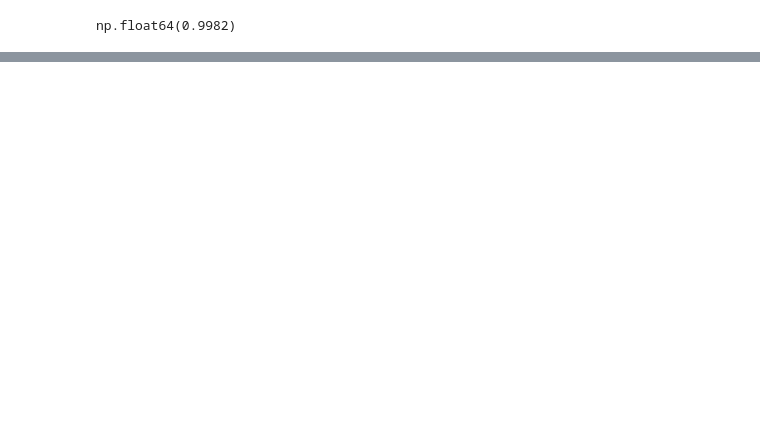
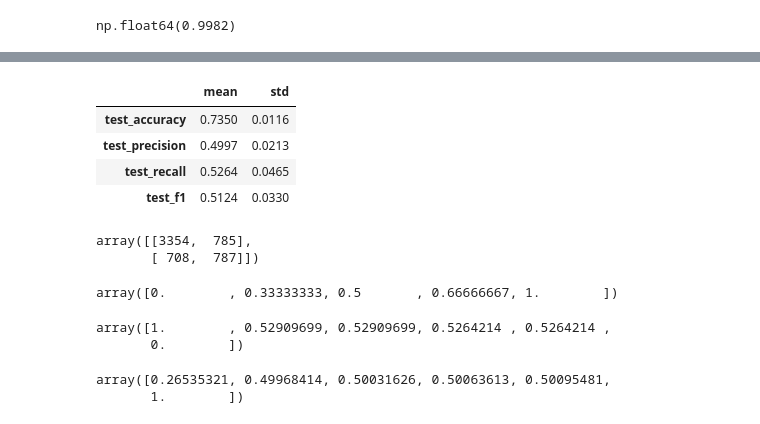
Before and after one commit to michal-ry/telco-churn-risk-scoring, a Jupyter notebook: notebooks/modeling/01_decision_tree.ipynb, the cells around one changed output, grey strips where cells are left out. Drawn from its saved outputs; the diff is of its cells as text; code cells hidden in the pictures; blank space fills up the shorter version.

```diff
--- a/notebooks/modeling/01_decision_tree.ipynb
+++ b/notebooks/modeling/01_decision_tree.ipynb
@@ -28,6 +42,25 @@ from telco_churn.config import (
     RANDOM_STATE,
 )
 from telco_churn.paths import TELCO_CUSTOMERS_TRAIN_PATH
+# %%
+# Define metrics for cross-validation and summary statistics
+METRICS = ['accuracy', 'precision', 'recall', 'f1']
+# %%
+# Helpers
+def cv_mean_std(cv_results, metrics):
+    """
+    Calculate the mean and standard deviation of cross-validation scores.
+    """
+    test_metric_columns = [f'test_{metric}' for metric in metrics]
+    df = pd.DataFrame(cv_results)[test_metric_columns]
+
+    mean = df.mean()
+    mean.name = 'mean'
+
+    std = df.std(ddof=0)
+    std.name = 'std'
+
+    return pd.concat([mean, std], axis=1).round(4)
 # %% [markdown]
 ## Load the training set and separate features from the target
 # %%
@@ -124,2 +169,13 @@ decision_tree_train_accuracy
 # %% [output]
 np.float64(0.9982)
+# %%
+# Evaluate the decision tree classifier using 5-fold cross-validation
+decision_tree_cv_results = cross_validate(
+    decision_tree_pipeline,
+    X_train,
+    y_train_prep,
+    cv=5,
+    scoring=METRICS,
+)
+
+decision_tree_cv_results
@@ -125,0 +189,14 @@ np.float64(0.9982)
+# %%
+# Summarize cross-validation scores using the cv_mean_std helper
+decision_tree_cv_results_stats = cv_mean_std(
+    cv_results=decision_tree_cv_results,
+    metrics=METRICS,
+)
+
+decision_tree_cv_results_stats
+# %% [output]
+|  | mean | std |
+| test_accuracy | 0.7350 | 0.0116 |
+| test_precision | 0.4997 | 0.0213 |
+| test_recall | 0.5264 | 0.0465 |
+| test_f1 | 0.5124 | 0.0330 |
@@ -125,0 +211,11 @@ np.float64(0.9982)
+# %%
+# Confusion matrix for Decision tree classifier
+decision_tree_cm = confusion_matrix(
+    y_train_prep,
+    decision_tree_cv_predictions,
+)
+
+decision_tree_cm
+# %% [output]
+array([[3354,  785],
+       [ 708,  787]])
@@ -125,0 +240,14 @@ np.float64(0.9982)
+# %%
+thresholds
+# %% [output]
+array([0.        , 0.33333333, 0.5       , 0.66666667, 1.        ])
+# %%
+recall
+# %% [output]
+array([1.        , 0.52909699, 0.52909699, 0.5264214 , 0.5264214 ,
+       0.        ])
+# %%
+precision
+# %% [output]
+array([0.26535321, 0.49968414, 0.50031626, 0.50063613, 0.50095481,
+       1.        ])
```
Also changed, not shown: parts of 21 cells of this notebook.
